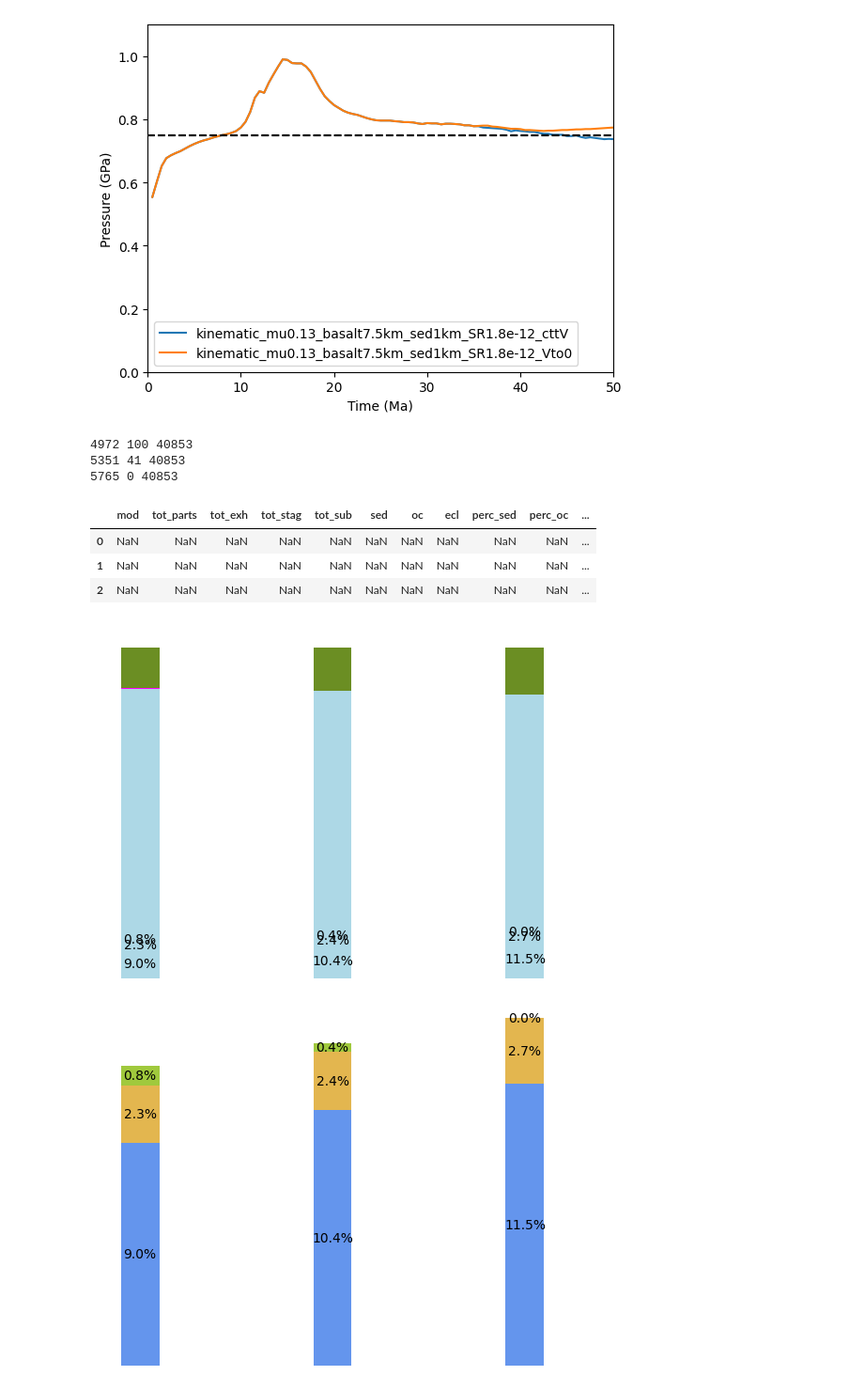
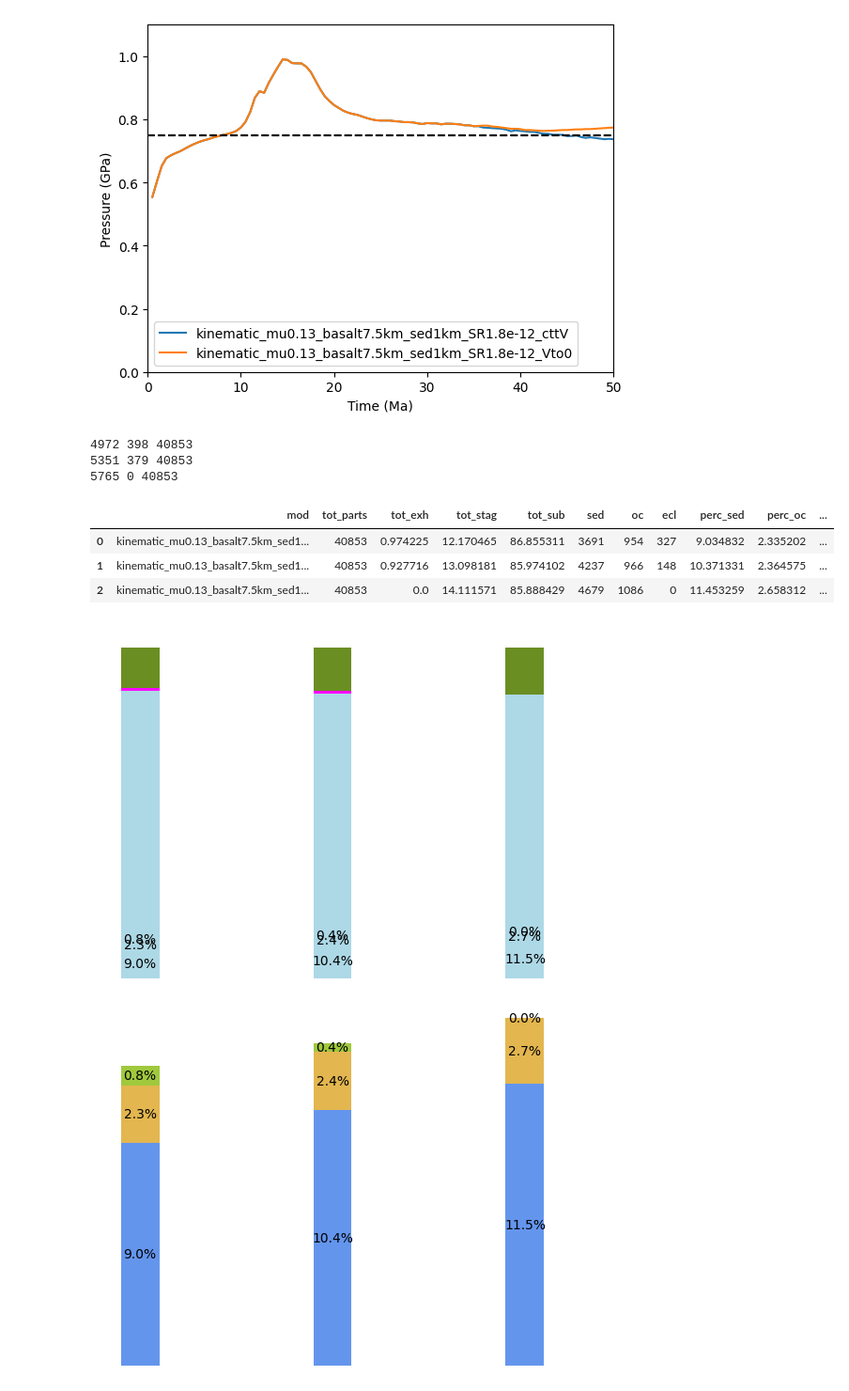
Before and after one commit to vaturino/exhumation, a Jupyter notebook: analysis/exhumation/test.ipynb, the cells around one changed output. Shown: that part at 94% size. Drawn from its saved outputs; the diff is of its cells as text; code cells hidden in the pictures.

```diff
--- a/analysis/exhumation/test.ipynb
+++ b/analysis/exhumation/test.ipynb
@@ -29,36 +31,36 @@ stag_Vto0 = pd.read_csv(f"/home/vturino/PhD/projects/exhumation/plots/single_mod
 # %%
 n = pd.DataFrame(index = range(0, 3), columns = ["mod", "tot_parts", "tot_exh", "tot_stag", "tot_sub", "sed", "oc", "ecl", "perc_sed", "perc_oc", "perc_ecl"])
 
 for ind_m, m in enumerate(models):
     stag = pd.read_csv(f"/home/vturino/PhD/projects/exhumation/plots/single_models/{m}/txt_files/stagnant_particles.txt", sep = "\s+")
-    exh = pd.read_csv(f"/home/vturino/PhD/projects/exhumation/plots/single_models/{m}/txt_files/exhumed_particles.txt", sep = "\s+")
+    exh = pd.read_csv(f"/home/vturino/PhD/projects/exhumation/plots/single_models/{m}/txt_files/exhumed_times.txt", sep = "\s+")
     parts = pd.read_csv(f"/home/vturino/PhD/projects/exhumation/plots/single_models/{m}/txt_files/particles_indexes.csv", sep = "\s+")
 
     #check just particles that stagnate during kin: ti_kin is non nan
-    # stag_kin = stag[stag["ti_kin"].notna()]
-    # exh_kin = exh[exh["ti"]>=35]
-    # print(len(stag_kin), len(exh_kin), len(parts))
+    stag_kin = stag[stag["ti_kin"].notna()]
+    exh_kin = exh[exh["ti"]>=30]
+    print(len(stag_kin), len(exh_kin), len(parts))
 
-    # n.loc[ind_m, "tot_exh"] = len(exh_kin)/len(parts) * 100
-    # n.loc[ind_m, "tot_stag"] = len(stag_kin)/len(parts) * 100
-    # n.loc[ind_m, "tot_sub"] = 100 - n.loc[ind_m, "tot_exh"] - n.loc[ind_m, "tot_stag"]
+    n.loc[ind_m, "tot_exh"] = len(exh_kin)/len(parts) * 100
+    n.loc[ind_m, "tot_stag"] = len(stag_kin)/len(parts) * 100
+    n.loc[ind_m, "tot_sub"] = 100 - n.loc[ind_m, "tot_exh"] - n.loc[ind_m, "tot_stag"]
 
-    # n.loc[ind_m, "mod"] = m
-    # n.loc[ind_m, "tot_parts"] = len(parts)
+    n.loc[ind_m, "mod"] = m
+    n.loc[ind_m, "tot_parts"] = len(parts)
 
-    # for ind, lith in enumerate(stag.lithology.unique()):
-    #     n.loc[ind_m, lith] = len(stag_kin[stag_kin["lithology"] == lith])
-    #     n.loc[ind_m, f"perc_{lith}"] = len(stag_kin[stag_kin["lithology"] == lith]) / len(parts) * 100
+    for ind, lith in enumerate(stag.lithology.unique()):
+        n.loc[ind_m, lith] = len(stag_kin[stag_kin["lithology"] == lith])
+        n.loc[ind_m, f"perc_{lith}"] = len(stag_kin[stag_kin["lithology"] == lith]) / len(parts) * 100
 
 n
 # %% [output]
-4972 100 40853
-5351 41 40853
+4972 398 40853
+5351 379 40853
 5765 0 40853
 |  | mod | tot_parts | tot_exh | tot_stag | tot_sub | sed | oc | ecl | perc_sed | perc_oc | ... |
-| 0 | NaN | NaN | NaN | NaN | NaN | NaN | NaN | NaN | NaN | NaN | ... |
-| 1 | NaN | NaN | NaN | NaN | NaN | NaN | NaN | NaN | NaN | NaN | ... |
-| 2 | NaN | NaN | NaN | NaN | NaN | NaN | NaN | NaN | NaN | NaN | ... |
+| 0 | kinematic_mu0.13_basalt7.5km_sed1... | 40853 | 0.974225 | 12.170465 | 86.855311 | 3691 | 954 | 327 | 9.034832 | 2.335202 | ... |
+| 1 | kinematic_mu0.13_basalt7.5km_sed1... | 40853 | 0.927716 | 13.098181 | 85.974102 | 4237 | 966 | 148 | 10.371331 | 2.364575 | ... |
+| 2 | kinematic_mu0.13_basalt7.5km_sed1... | 40853 | 0.0 | 14.111571 | 85.888429 | 4679 | 1086 | 0 | 11.453259 | 2.658312 | ... |
 # %%
 colors = ["lightblue", "magenta", "olivedrab"]
 
@@ -75,7 +77,7 @@ for ind, mod in enumerate(models):
 plt.axis('off')
 plt.savefig("/home/vturino/PhD/projects/exhumation/plots/comparison/vel_stag.pdf", dpi = 300)
 # %% [output]
-[figure, old version]
+[figure, new version]
 # %%
 colors_tfin = {
     "sed": "cornflowerblue",
```
Also changed, not shown: parts of 1 cell of this notebook, 3 other files.
